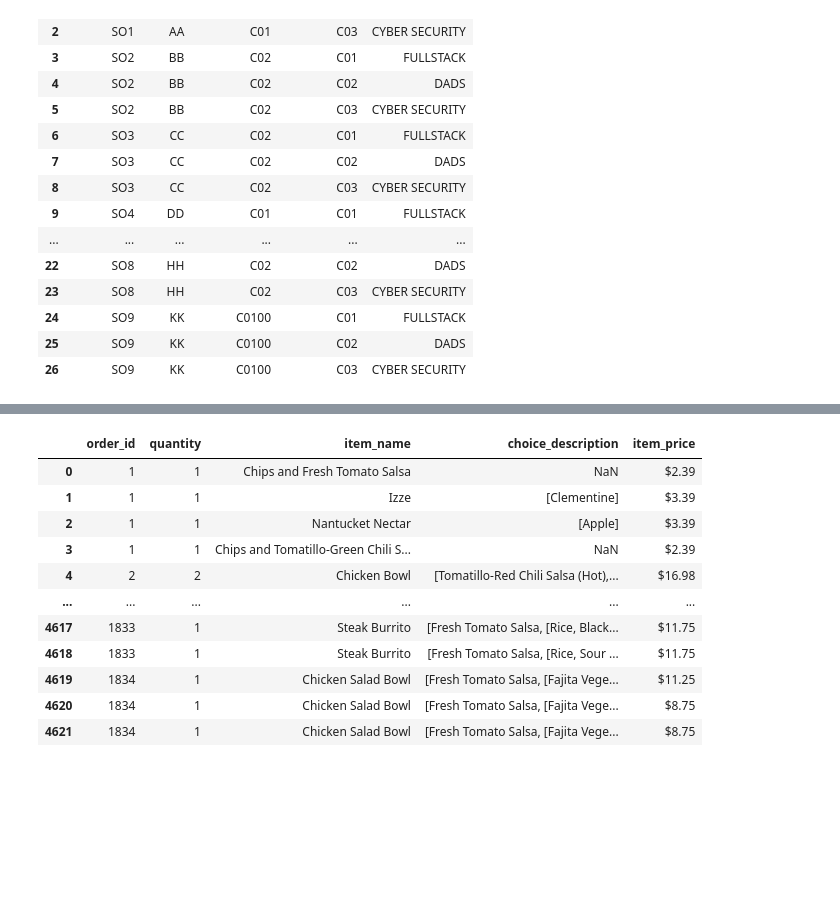
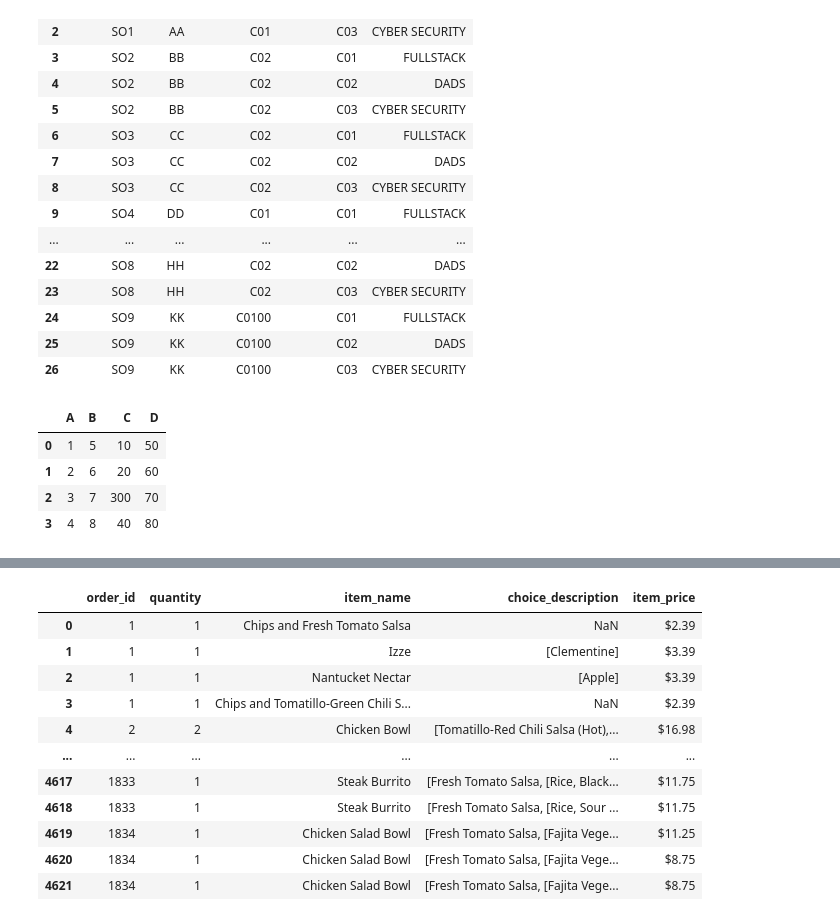
Before and after one commit to surajkr502/python_lib, a Jupyter notebook: python_lib/numpy and pandas/dataframe.ipynb, the cells around one changed output, grey strips where cells are left out. Saved outputs shown, nothing was run; the diff lists cells and outputs as text; code cells hidden in the pictures; blank space fills up the shorter version.

```diff
--- a/python_lib/numpy and pandas/dataframe.ipynb
+++ b/python_lib/numpy and pandas/dataframe.ipynb
@@ -762,3 +762,14 @@ pd.merge(student,course,how='cross')
 | 26 | SO9 | KK | C0100 | C03 | CYBER SECURITY |
 # %%
 # joint
+# %%
+
+dt1=pd.DataFrame({'A':[1,2,3,4],'B':[5,6,7,8]})
+dt2=pd.DataFrame({'C':[10,20,300,40],'D':[50,60,70,80]})
+dt1.join(dt2)
+# %% [output]
+|  | A | B | C | D |
+| 0 | 1 | 5 | 10 | 50 |
+| 1 | 2 | 6 | 20 | 60 |
+| 2 | 3 | 7 | 300 | 70 |
+| 3 | 4 | 8 | 40 | 80 |
```
Also changed, not shown: parts of 11 cells of this notebook.
